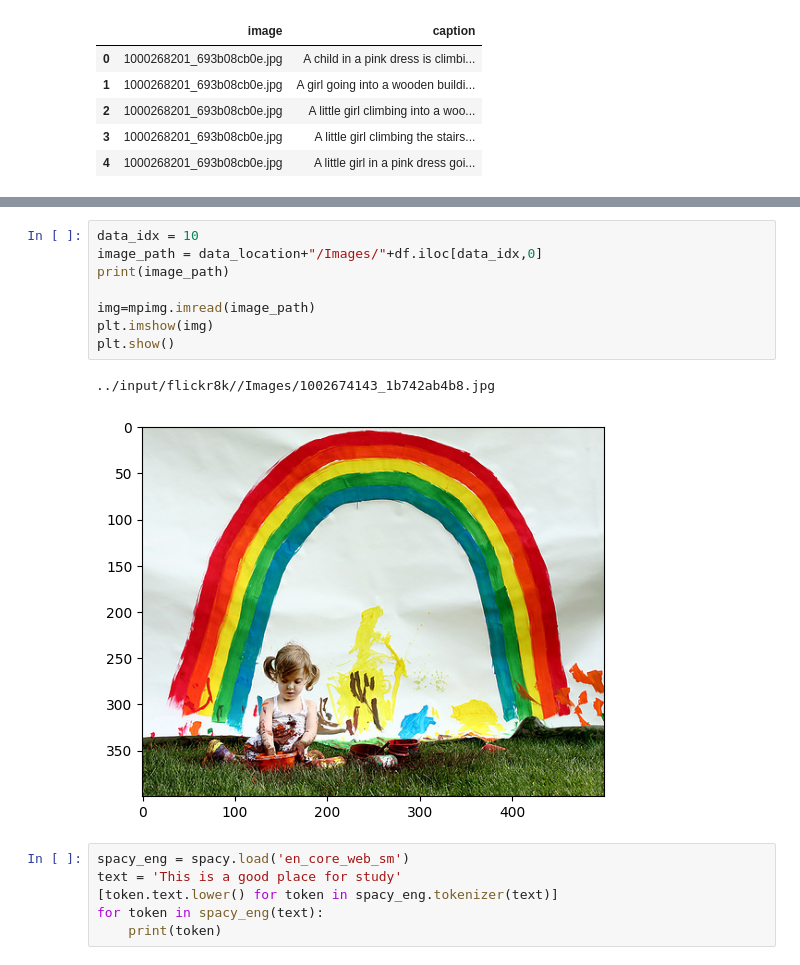
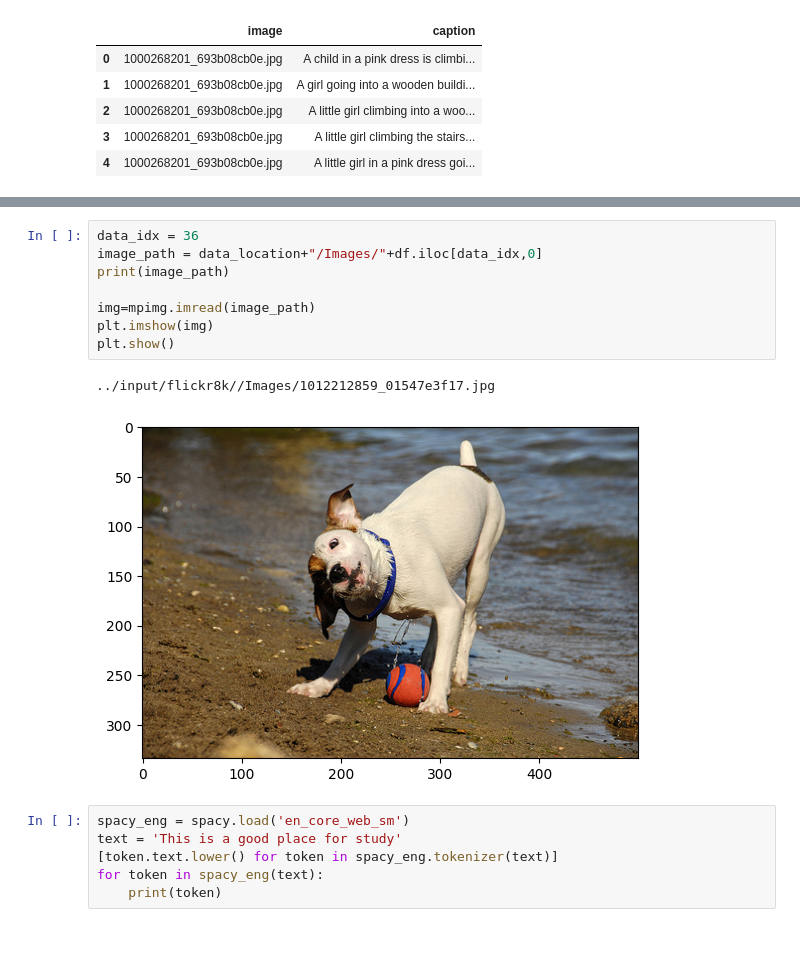
Before and after one commit to saumanbiswas/subtitles, a Jupyter notebook: image-to-narration.ipynb, the cells around one changed output, grey strips where cells are left out. Cells and saved outputs as stored; diff of their text form; blank space fills up the shorter version.

Commit message:
Kaggle Notebook | image-to-caption | Version 8

```diff
--- a/image-to-narration.ipynb
+++ b/image-to-narration.ipynb
@@ -29,14 +45,14 @@ df.head()
 # %%
-data_idx = 10
+data_idx = 36
 image_path = data_location+"/Images/"+df.iloc[data_idx,0]
 print(image_path)
 
 img=mpimg.imread(image_path)
 plt.imshow(img)
 plt.show()
 # %% [output]
-../input/flickr8k//Images/1002674143_1b742ab4b8.jpg
+../input/flickr8k//Images/1012212859_01547e3f17.jpg
-[figure, old version]
+[figure, new version]
 # %%
 spacy_eng = spacy.load('en_core_web_sm')
 text = 'This is a good place for study'
```
Also changed, not shown: parts of 12 cells of this notebook.
